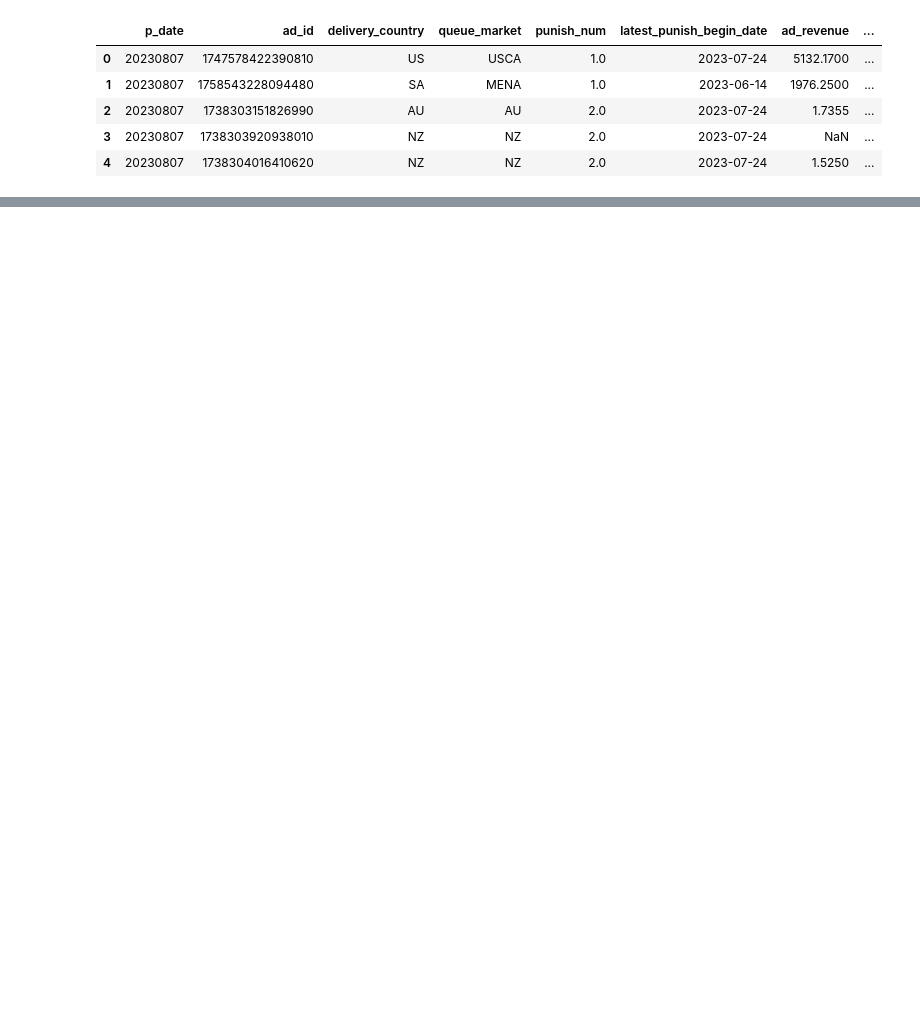
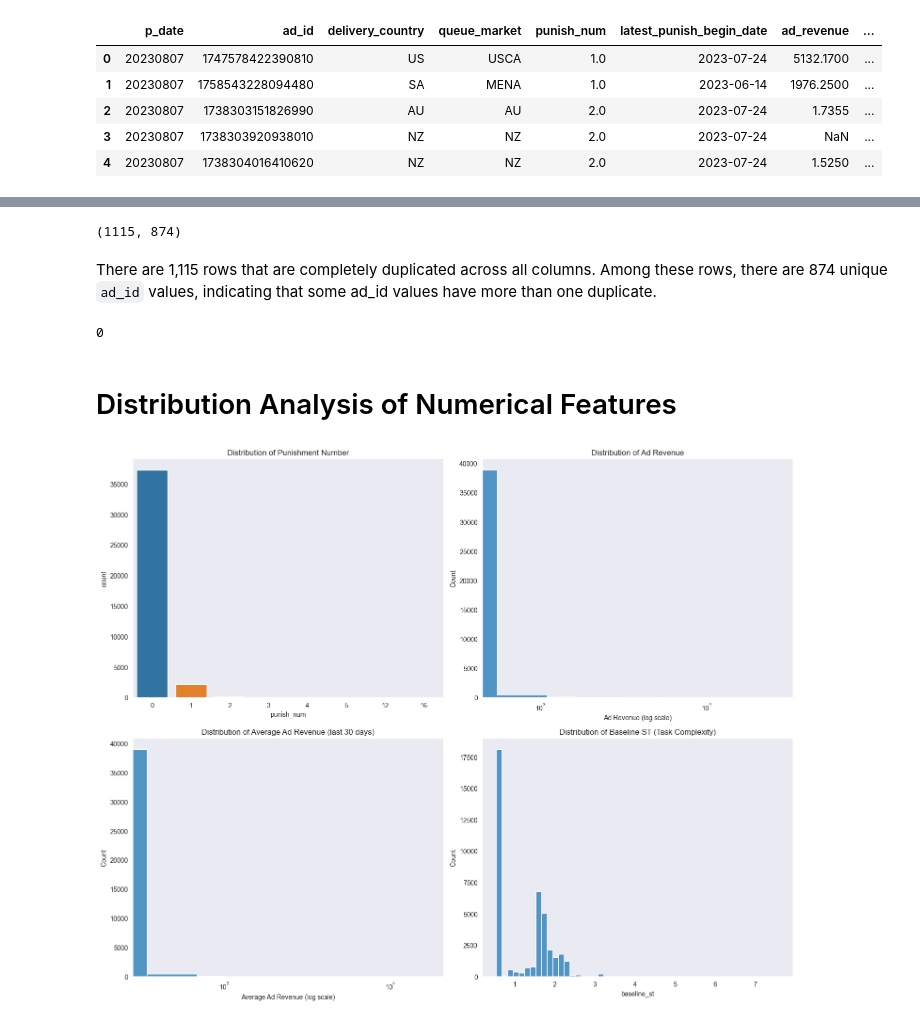
Before and after one commit to poon-zx/tiktok-ads-model, a Jupyter notebook: EDA/ads-eda.ipynb, the cells around one changed output, grey strips where cells are left out. Cells and saved outputs as stored; diff of their text form; code cells hidden in the pictures; blank space fills up the shorter version.

```diff
--- a/EDA/ads-eda.ipynb
+++ b/EDA/ads-eda.ipynb
@@ -41,0 +131,11 @@ When first dealing with any dataset, it is important to do Exploratory Data Anal
+# %%
+# Imputing missing values based on the discussed strategies
+
+# Imputing punish_num with 0
+ad_data['punish_num'].fillna(0, inplace=True)
+
+# Imputing queue_market with 'Unknown'
+ad_data['queue_market'].fillna('Unknown', inplace=True)
+
+# Imputing ad_revenue with 0
+ad_data['ad_revenue'].fillna(0, inplace=True)
@@ -41,0 +144,68 @@ When first dealing with any dataset, it is important to do Exploratory Data Anal
+# %%
+# Checking for completely duplicated rows
+duplicated_rows = ad_data[ad_data.duplicated()]
+
+# Checking how many of the duplicated rows have the same ad_id
+duplicate_ad_ids = duplicated_rows['ad_id'].nunique()
+
+duplicated_rows.shape[0], duplicate_ad_ids
+# %% [output]
+(1115, 874)
+# %% [markdown]
+There are 1,115 rows that are completely duplicated across all columns. Among these rows, there are 874 unique `ad_id` values, indicating that some ad_id values have more than one duplicate.
+# %%
+# Deleting the duplicated rows
+ad_data = ad_data.drop_duplicates()
+
+# Verifying the removal of duplicates
+remaining_duplicates = ad_data[ad_data.duplicated()]
+
+remaining_duplicates.shape[0]
+# %% [output]
+0
+# %% [markdown]
+# Distribution Analysis of Numerical Features
+# %%
+# Converting columns to appropriate data types
+ad_data['p_date'] = pd.to_datetime(ad_data['p_date'], format='%Y%m%d')
+ad_data['punish_num'] = pd.to_numeric(ad_data['punish_num'], errors='coerce', downcast='integer')
+ad_data['ad_revenue'] = pd.to_numeric(ad_data['ad_revenue'], errors='coerce')
+ad_data['avg_ad_revenue'] = pd.to_numeric(ad_data['avg_ad_revenue'], errors='coerce')
+ad_data['baseline_st'] = pd.to_numeric(ad_data['baseline_st'], errors='coerce')
+
+# Plotting distribution of key numerical features
+import matplotlib.pyplot as plt
+import seaborn as sns
+
+sns.set_style("dark")
+
+plt.figure(figsize=(15, 12))
+
+# Distribution of punish_num
+plt.subplot(2, 2, 1)
+sns.countplot(data=ad_data, x='punish_num')
+plt.title('Distribution of Punishment Number')
+
+# Distribution of ad_revenue
+plt.subplot(2, 2, 2)
+sns.histplot(data=ad_data, x='ad_revenue', bins=50)
+plt.title('Distribution of Ad Revenue')
+plt.xscale('log')
+plt.xlabel('Ad Revenue (log scale)')
+
+# Distribution of avg_ad_revenue
+plt.subplot(2, 2, 3)
+sns.histplot(data=ad_data, x='avg_ad_revenue', bins=50)
+plt.title('Distribution of Average Ad Revenue (last 30 days)')
+plt.xscale('log')
+plt.xlabel('Average Ad Revenue (log scale)')
+
+# Distribution of baseline_st
+plt.subplot(2, 2, 4)
+sns.histplot(data=ad_data, x='baseline_st', bins=50)
+plt.title('Distribution of Baseline ST (Task Complexity)')
+
+plt.tight_layout()
+plt.show()
+# %% [output]
+[figure, added]
```
Also changed, not shown: parts of 23 cells of this notebook, 1 other file.
